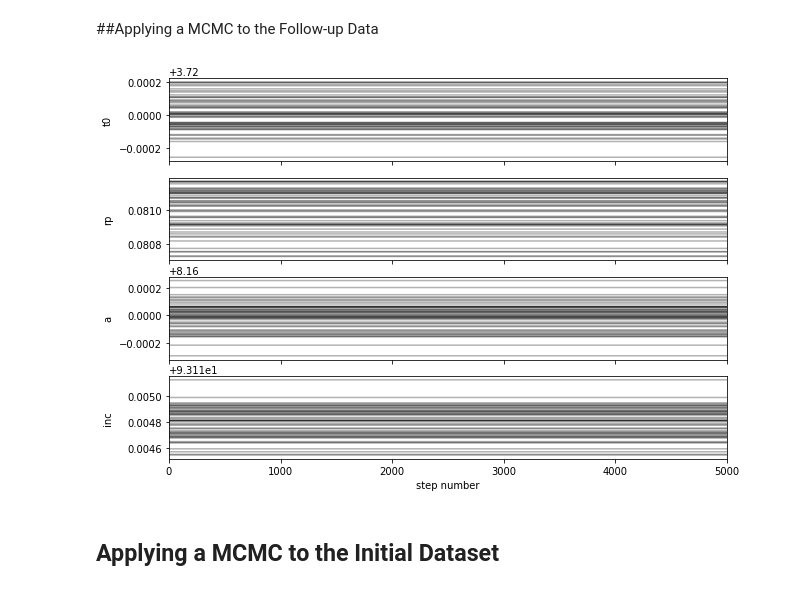
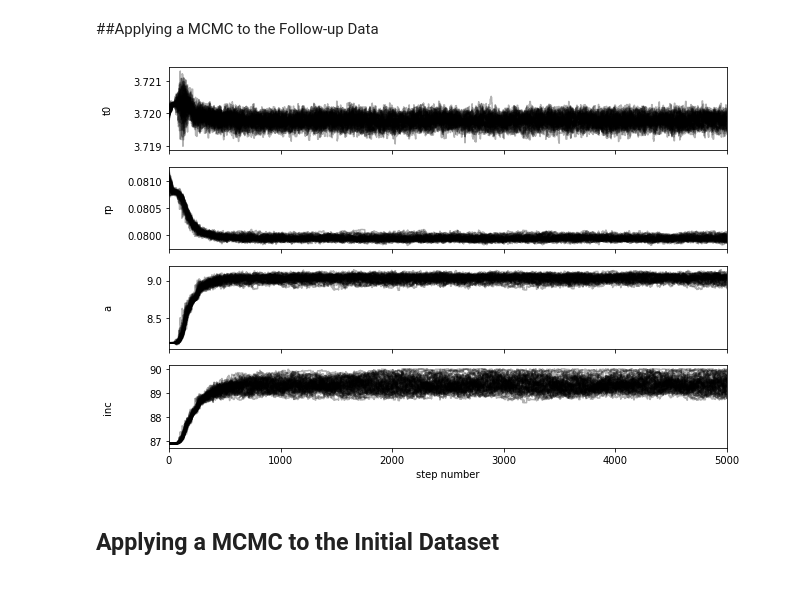
Before and after one commit to Hamza-Suleman/transiting-exoplanets, a Jupyter notebook: Dummy_Transit.ipynb, the cells around one changed output. Drawn from its saved outputs; the diff is of its cells as text; code cells hidden in the pictures.

```diff
--- a/Dummy_Transit.ipynb
+++ b/Dummy_Transit.ipynb
@@ -349,6 +349,6 @@ def log_likelihood(par, t, flux, flux_error):
   params.limb_dark = "quadratic"
   LC_model = batman.TransitModel(params, t)
   LC_flux = LC_model.light_curve(params)  #calulating lightcurve flux values from input parameters
-  return -0.5 * np.nansum(((LC_flux - flux)**2)/flux_err**2) #return log likelihood
+  return -0.5 * np.nansum(((LC_flux - flux)**2)/flux_error**2) #return log likelihood
 # %%
 def log_prior(par):
@@ -385,11 +387,12 @@ def MCMC(par, t, flux, flux_error):
 # %% [markdown]
 ##Applying a MCMC to the Follow-up Data
 # %%
-followup_input_params = [followup_initial_params[0],followup_initial_params[2],followup_initial_params[3],followup_initial_params[4]]
+followup_input_params = [followup_initial_params[0],followup_initial_params[2],followup_initial_params[3],90-(followup_initial_params[4]-90)]
 followup_input_params = np.array(followup_input_params)
+#print(followup_input_params)
 
 MCMC(followup_input_params,followup_time,followup_flux,followup_flux_err)
 # %% [output]
-[figure, old version]
+[figure, new version]
 # %% [markdown]
 ## Applying a MCMC to the Initial Dataset
```
Also changed, not shown: parts of 1 cell of this notebook.
